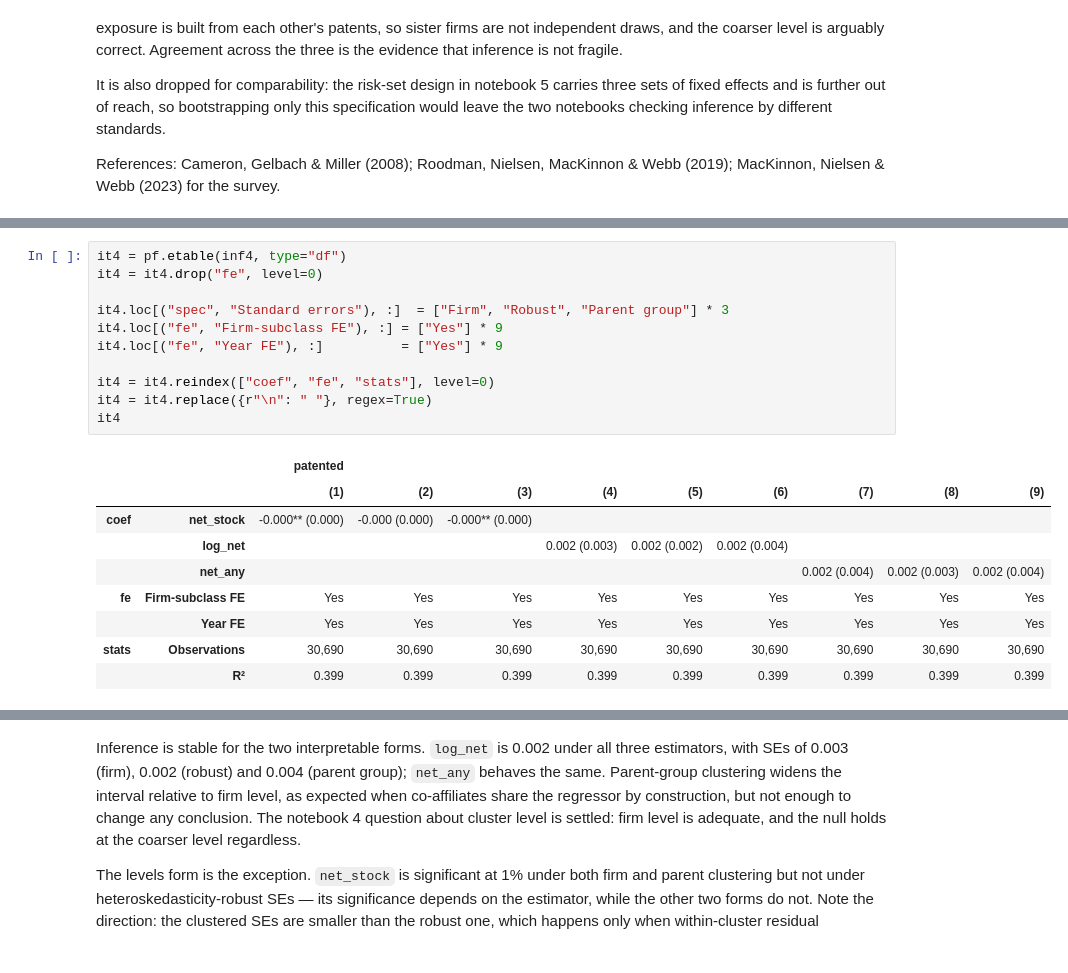
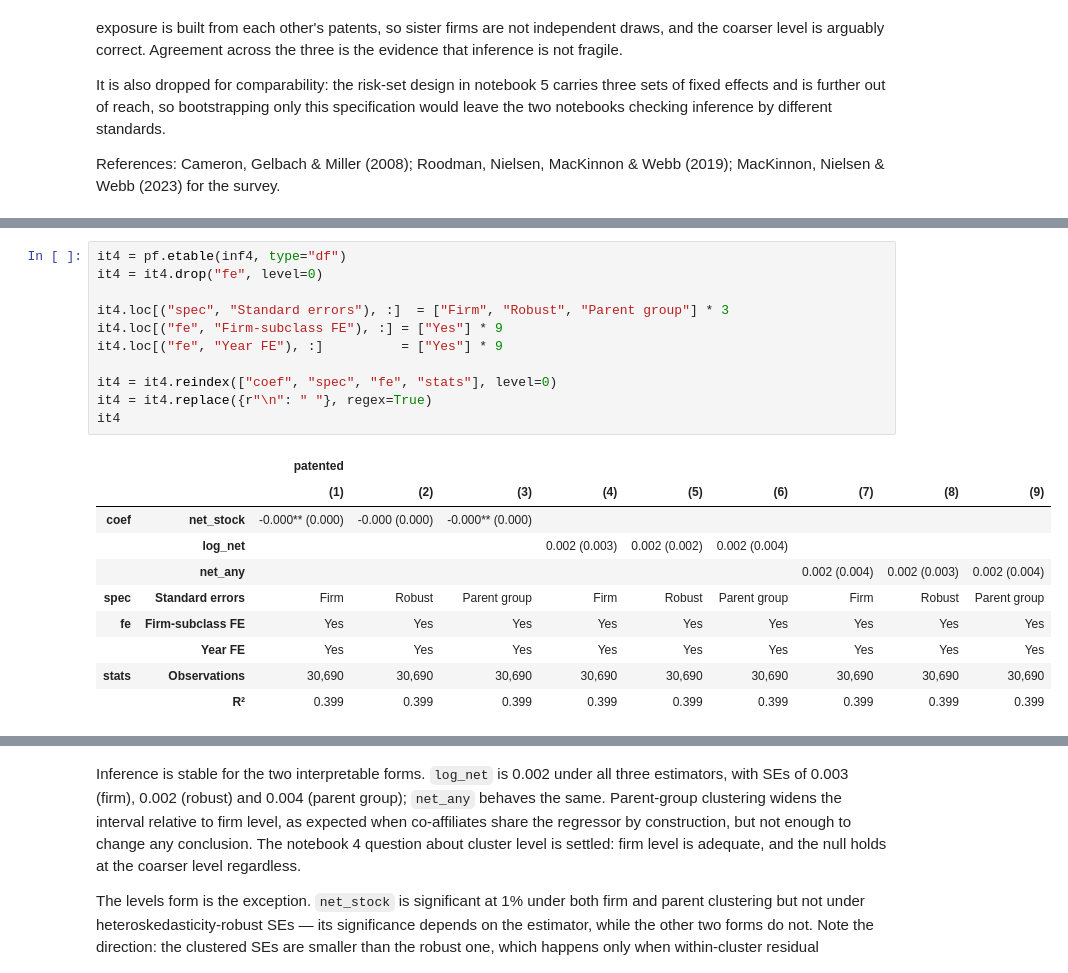
Before and after one commit to Nick-Pupkin/IMT-Lucca, a Jupyter notebook: 4_Estimation.ipynb, the cells around one changed output, grey strips where cells are left out. Saved outputs shown, nothing was run; the diff lists cells and outputs as text.

```diff
--- a/4_Estimation.ipynb
+++ b/4_Estimation.ipynb
@@ -302,20 +302,21 @@ pf.etable(inf4)
 # %%
 it4 = pf.etable(inf4, type="df")
 it4 = it4.drop("fe", level=0)
 
 it4.loc[("spec", "Standard errors"), :]  = ["Firm", "Robust", "Parent group"] * 3
 it4.loc[("fe", "Firm-subclass FE"), :] = ["Yes"] * 9
 it4.loc[("fe", "Year FE"), :]          = ["Yes"] * 9
 
-it4 = it4.reindex(["coef", "fe", "stats"], level=0)
+it4 = it4.reindex(["coef", "spec", "fe", "stats"], level=0)
 it4 = it4.replace({r"\n": " "}, regex=True)
 it4
 # %% [output]
 |  |  | patented |  |  |  |  |  |  |  |  |
 |  |  | (1) | (2) | (3) | (4) | (5) | (6) | (7) | (8) | (9) |
 | coef | net_stock | -0.000** (0.000) | -0.000 (0.000) | -0.000** (0.000) |  |  |  |  |  |  |
 |  | log_net |  |  |  | 0.002 (0.003) | 0.002 (0.002) | 0.002 (0.004) |  |  |  |
 |  | net_any |  |  |  |  |  |  | 0.002 (0.004) | 0.002 (0.003) | 0.002 (0.004) |
+| spec | Standard errors | Firm | Robust | Parent group | Firm | Robust | Parent group | Firm | Robust | Parent group |
 | fe | Firm-subclass FE | Yes | Yes | Yes | Yes | Yes | Yes | Yes | Yes | Yes |
 |  | Year FE | Yes | Yes | Yes | Yes | Yes | Yes | Yes | Yes | Yes |
 | stats | Observations | 30,690 | 30,690 | 30,690 | 30,690 | 30,690 | 30,690 | 30,690 | 30,690 | 30,690 |
```
Also changed, not shown: parts of 1 cell of this notebook.
